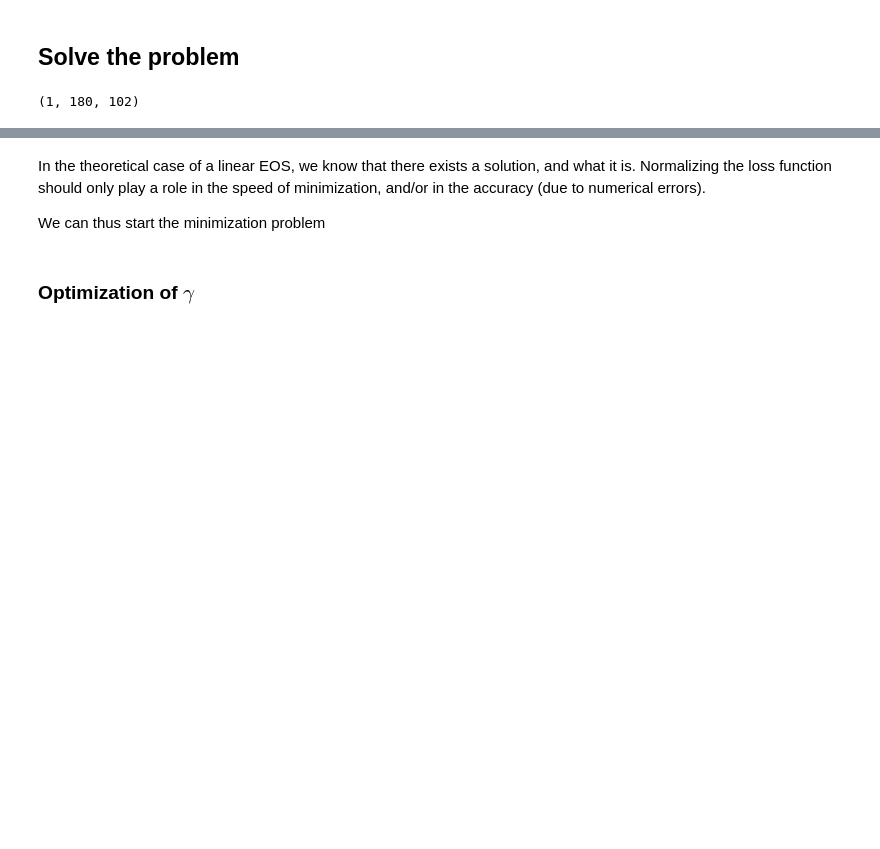
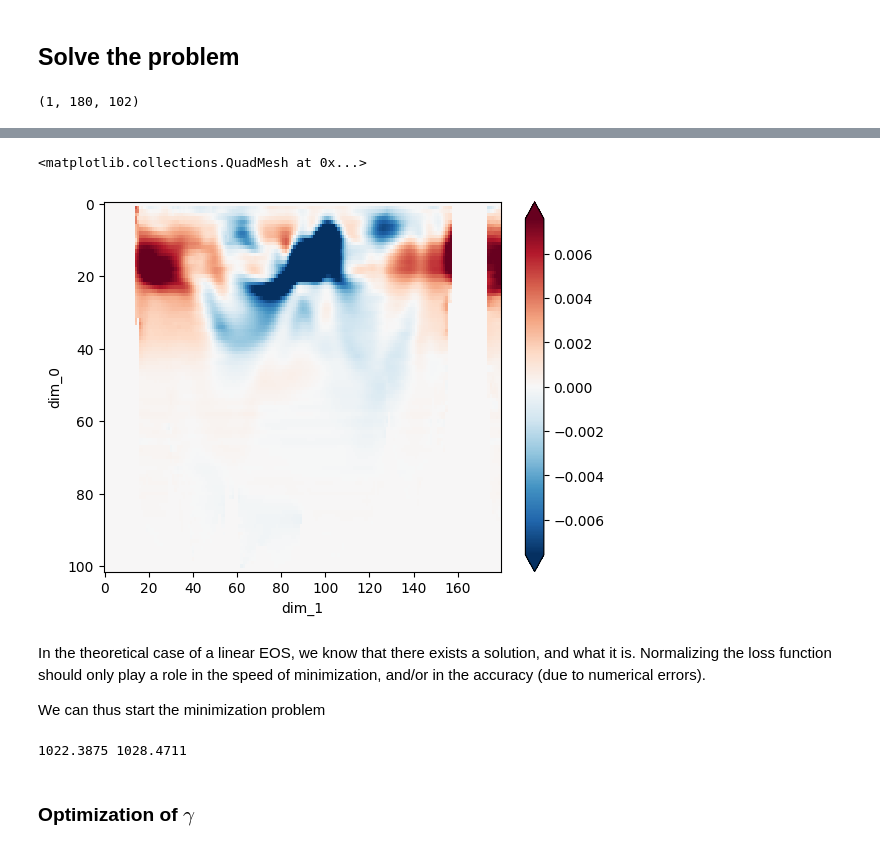
Before and after one commit to rcaneill/neutral-density, a Jupyter notebook: notebooks/proof_of_concept-linEOS.ipynb, the cells around one changed output, grey strips where cells are left out. Cells and saved outputs as stored; diff of their text form; code cells hidden in the pictures; blank space fills up the shorter version.

```diff
--- a/notebooks/proof_of_concept-linEOS.ipynb
+++ b/notebooks/proof_of_concept-linEOS.ipynb
@@ -121,3 +145,8 @@ Array([8.522918e-15, 0.000000e+00, 0.000000e+00], dtype=float32)
+# %%
+xr.DataArray(loss2_at_each_point[2,0].T).plot(yincrease=False, robust=True)
+# %% [output]
+<matplotlib.collections.QuadMesh at 0x...>
+[figure, added]
 # %% [markdown]
 In the theoretical case of a linear EOS, we know that there exists a solution, and what it is. Normalizing the loss function should only play a role in the speed of minimization, and/or in the accuracy (due to numerical errors).
 
@@ -125,2 +159,8 @@ We can thus start the minimization problem
+# %%
+omega1 = np.min(gamma1)
+omega2 = np.max(gamma1)
+print(omega1, omega2)
+# %% [output]
+1022.3875 1028.4711
 # %% [markdown]
 ### Optimization of $\gamma$
```
Also changed, not shown: parts of 35 cells of this notebook, 1 other file.
